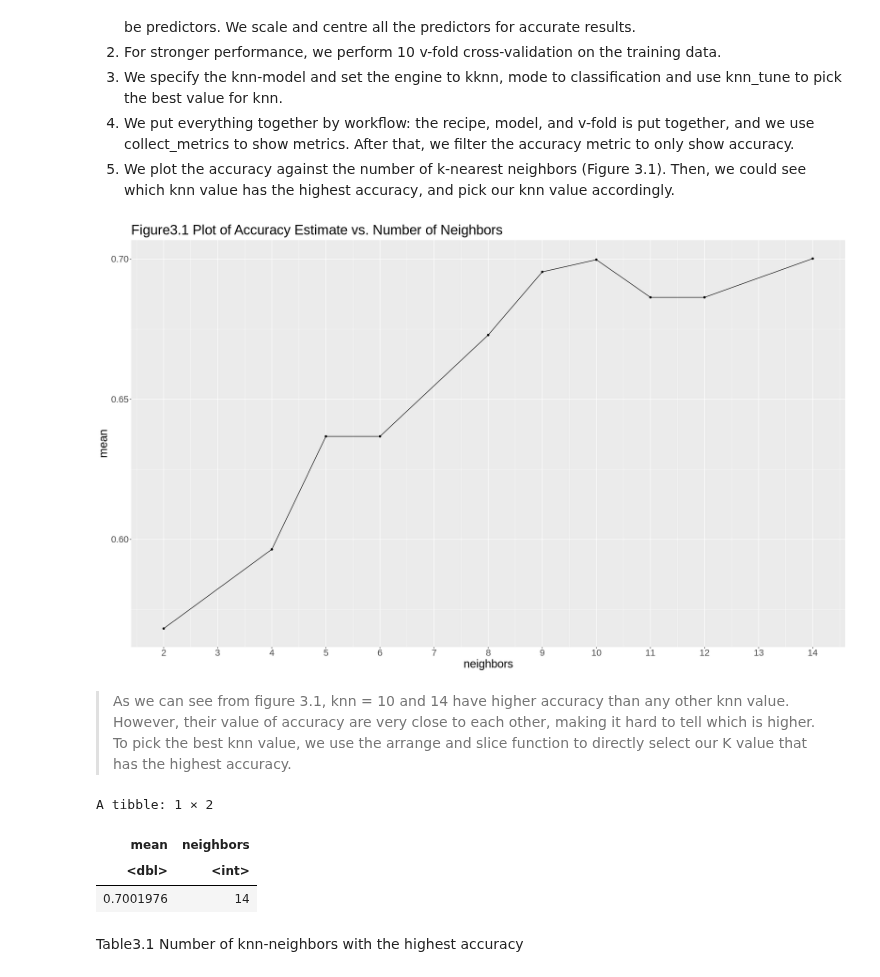
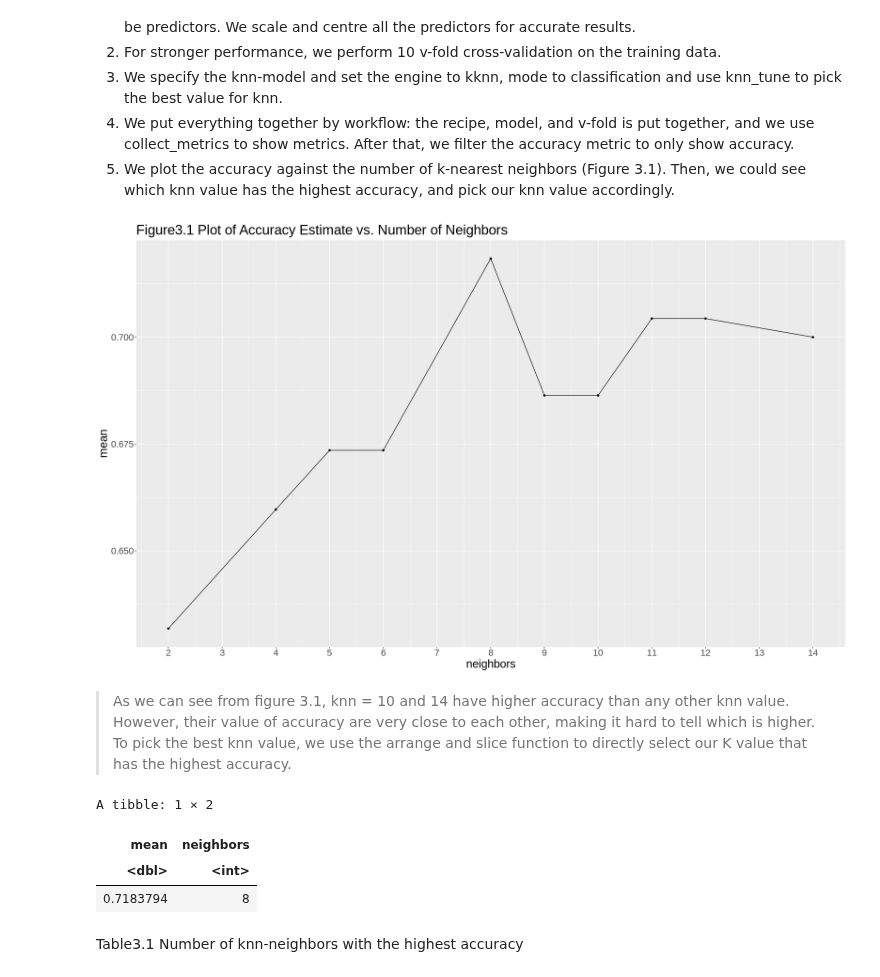
Before and after one commit to wiliwangka/Heart-Disease-Classification-with-R, a Jupyter notebook: ds_project_proposal.ipynb, the cells around one changed output. Cells and saved outputs as stored; diff of their text form; code cells hidden in the pictures.

```diff
--- a/ds_project_proposal.ipynb
+++ b/ds_project_proposal.ipynb
@@ -371,35 +399,35 @@ We build and train our classifier by performing the following steps:
 # %%
 set.seed(2022)
 options(repr.plot.height = 12, repr.plot.width = 20)
 
-vrecipe <- recipe(num ~ age + thalach, data = cleveland_training) %>%
+vrecipe <- recipe(num ~ age + thalach+oldpeak, data = cleveland_training) %>%
            step_scale(all_numeric()) %>%
            step_center(all_numeric())
 
 vfold <- vfold_cv(cleveland_training, v = 10, strata = num)
          knn_tune = nearest_neighbor(weight_func = "rectangular", neighbors = tune()) %>%
          set_engine("kknn") %>%
          set_mode("classification")
 
 knn_results <- workflow() %>%
                add_recipe(vrecipe) %>%
                add_model(knn_tune) %>%
                tune_grid(resamples = vfold, grid = 10) %>%
                collect_metrics()
 
 accuracies <- knn_results %>%
               filter(.metric == "accuracy")
 
 cross_val_plot <- ggplot(accuracies, aes(x = neighbors, y = mean)) +
                   geom_point() +
                   geom_line() +
                   ggtitle("Figure3.1 Plot of Accuracy Estimate vs. Number of Neighbors") +
                   scale_x_continuous(breaks = c(0,1,2,3,4,5,6,7,8,9,10,11,12,13,14,15))+
                   theme(text = element_text(size = 22))
 
 cross_val_plot
 # %% [output]
-[figure, old version]
+[figure, new version]
 # %% [markdown]
 <blockquote>As we can see from figure 3.1, knn = 10 and 14 have higher accuracy than any other knn value. However, their value of accuracy are very close to each other, making it hard to tell which is higher. To pick the best knn value, we use the arrange and slice function to directly select our K value that has the highest accuracy.
 # %%
@@ -414,7 +442,7 @@ best_neightbor
 A tibble: 1 × 2
 | mean | neighbors |
 | <dbl> | <int> |
-| 0.7001976 | 14 |
+| 0.7183794 | 8 |
 # %% [markdown]
 Table3.1 Number of knn-neighbors with the highest accuracy
 # %% [markdown]
```
Also changed, not shown: parts of 5 cells of this notebook.
